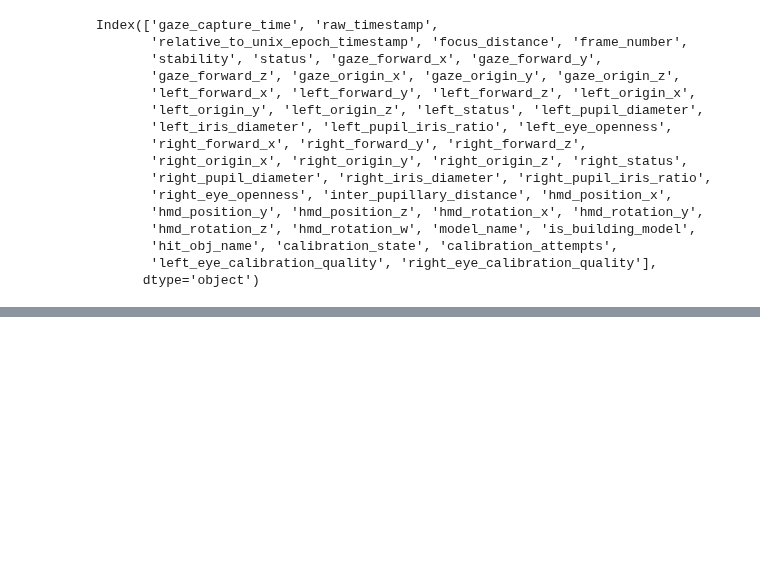
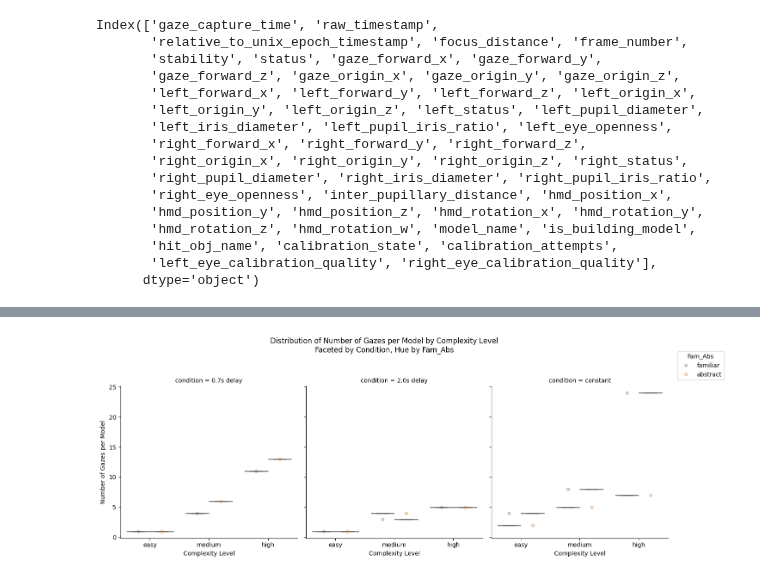
Before and after one commit to JohnMadrid/lego-vr-analysis, a Jupyter notebook: model_gazes.ipynb, the cells around one changed output, grey strips where cells are left out. Saved outputs shown, nothing was run; the diff lists cells and outputs as text; code cells hidden in the pictures; blank space fills up the shorter version.

```diff
--- a/model_gazes.ipynb
+++ b/model_gazes.ipynb
@@ -110,0 +229,67 @@ display(model_plate_streaks_df)
+# %%
+import matplotlib.pyplot as plt
+import seaborn as sns
+
+# Filter for gaze durations greater or equal to 100 ms
+filtered_df_viz = model_plate_streaks_df[model_plate_streaks_df["duration_ms"] >= 100]
+
+# Count number of gazes per model_name
+gaze_counts = (
+    filtered_df_viz
+    .groupby(["model_name", "complexity_level", "condition", "Fam_Abs"])["num_gaze"]
+    .sum()
+    .reset_index()
+)
+
+# Set up subplot by 'condition', hue by 'Fam_Abs'
+g = sns.catplot(
+    x="complexity_level",
+    y="num_gaze",
+    hue="Fam_Abs",
+    col="condition",
+    data=gaze_counts,
+    kind="box",
+    height=5,
+    aspect=0.9,
+    showfliers=False,
+    legend=False  # Don't draw legend here; we'll draw one manually
+)
+
+# Overlay stripplot (jittered points) on each facet
+# Collect handles/labels only from the first stripplot, for the legend
+legend_handles = None
+legend_labels = None
+
+for ax_idx, (ax, (_, subdata)) in enumerate(zip(g.axes.flatten(), gaze_counts.groupby("condition"))):
+    strip = sns.stripplot(
+        x="complexity_level",
+        y="num_gaze",
+        hue="Fam_Abs",
+        data=subdata,
+        dodge=True,
+        jitter=0.15,
+        alpha=0.3,
+        marker='o',
+        ax=ax,
+        linewidth=0.6,
+        edgecolor='auto'
+    )
+    if ax_idx == 0:  # Get legend from the first
+        legend_handles, legend_labels = strip.get_legend_handles_labels()
+    # Remove legends from facet axes
+    ax.legend_.remove() if ax.get_legend() else None
+
+# Add a single legend for hue ("Fam_Abs")
+if legend_handles is not None and legend_labels is not None:
+    g.fig.legend(
+        legend_handles, legend_labels,
+        title="Fam_Abs",
+        loc='upper left', bbox_to_anchor=(1, 1)
+    )
+
+g.set_axis_labels("Complexity Level", "Number of Gazes per Model")
+g.fig.suptitle("Distribution of Number of Gazes per Model by Complexity Level\nFaceted by Condition, Hue by Fam_Abs", y=1.05)
+plt.tight_layout()
+plt.show()
+# %% [output]
+[figure, added]
```
Also changed, not shown: parts of 5 cells of this notebook.
